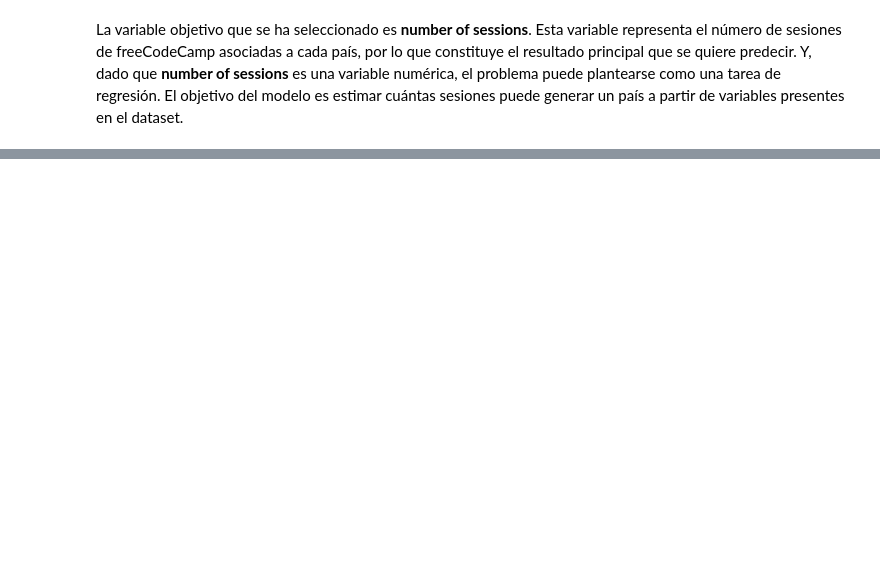
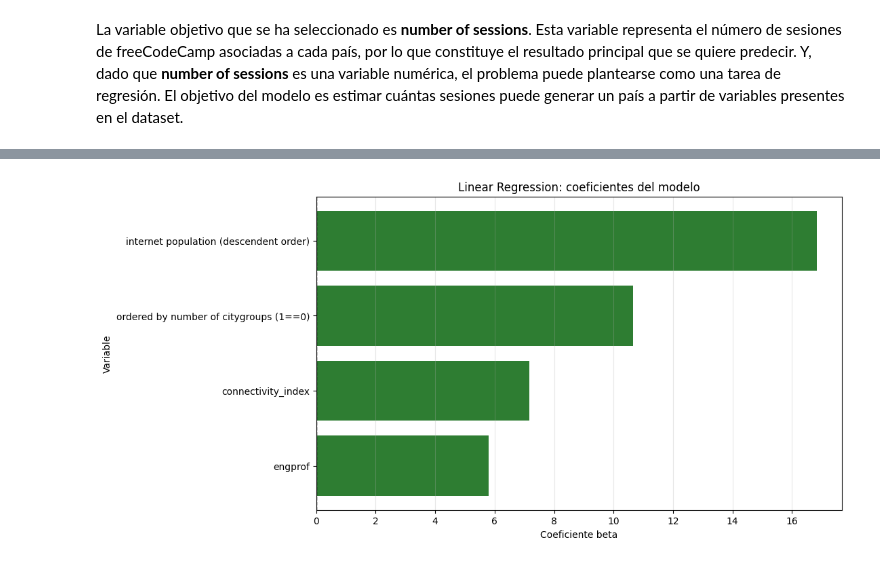
Before and after one commit to NaoKB/MLE, a Jupyter notebook: 01_linear_regression.ipynb, the cells around one changed output, grey strips where cells are left out. Cells and saved outputs as stored; diff of their text form; code cells hidden in the pictures; blank space fills up the shorter version.

```diff
--- a/01_linear_regression.ipynb
+++ b/01_linear_regression.ipynb
@@ -155,0 +265,26 @@ X_val_scaled = pd.DataFrame(X_val_scaled, columns=X_val.columns, index=X_val.ind
+# %%
+scaler = linear_regression_model.named_steps["scaler"]
+trained_linear_model = linear_regression_model.named_steps["model"]
+
+X_train_scaled = scaler.transform(X_train)
+X_design = np.column_stack([np.ones(X_train_scaled.shape[0]), X_train_scaled])
+train_residuals = y_train.values - linear_regression_model.predict(X_train)
+
+degrees_freedom = X_design.shape[0] - X_design.shape[1]
+residual_variance = np.sum(train_residuals ** 2) / degrees_freedom
+covariance_matrix = residual_variance * np.linalg.inv(X_design.T @ X_design)
+standard_errors = np.sqrt(np.diag(covariance_matrix))
+
+betas = np.r_[trained_linear_model.intercept_, trained_linear_model.coef_]
+t_values = betas / standard_errors
+p_values = 2 * stats.t.sf(np.abs(t_values), df=degrees_freedom)
+
+linear_statistics = pd.DataFrame({
+    "feature": ["intercept"] + X_train.columns.tolist(),
+    "beta": betas,
+    "SE": standard_errors,
+    "|t|": np.abs(t_values),
+    "p_value": p_values
+})
+linear_statistics["absolute_beta"] = linear_statistics["beta"].abs()
+linear_statistics.sort_values(by="absolute_beta", ascending=False)
@@ -155,0 +298,15 @@ X_val_scaled = pd.DataFrame(X_val_scaled, columns=X_val.columns, index=X_val.ind
+# %%
+linear_coefficients = linear_statistics[linear_statistics["feature"] != "intercept"].copy()
+linear_coefficients = linear_coefficients.sort_values(by="beta", ascending=True)
+colors = np.where(linear_coefficients["beta"] >= 0, "#2E7D32", "#C62828")
+
+plt.figure(figsize=(10, 6))
+plt.barh(linear_coefficients["feature"], linear_coefficients["beta"], color=colors)
+plt.xlabel("Coeficiente beta")
+plt.ylabel("Variable")
+plt.title("Linear Regression: coeficientes del modelo")
+plt.axvline(0, linestyle="--", color="black", linewidth=1)
+plt.grid(axis="x", alpha=0.3)
+plt.show()
+# %% [output]
+[figure, added]
```
Also changed, not shown: parts of 41 cells of this notebook, 1 other file.
